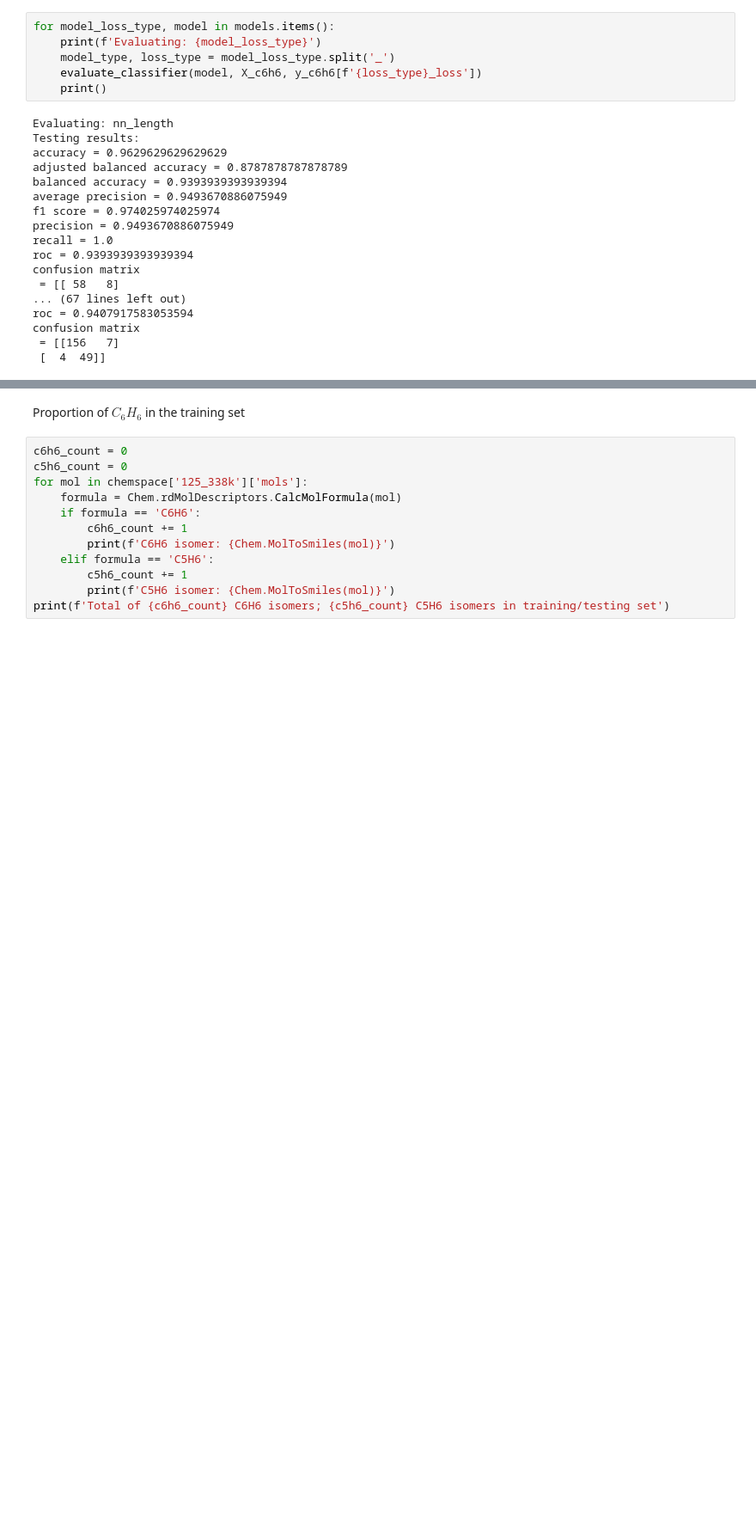
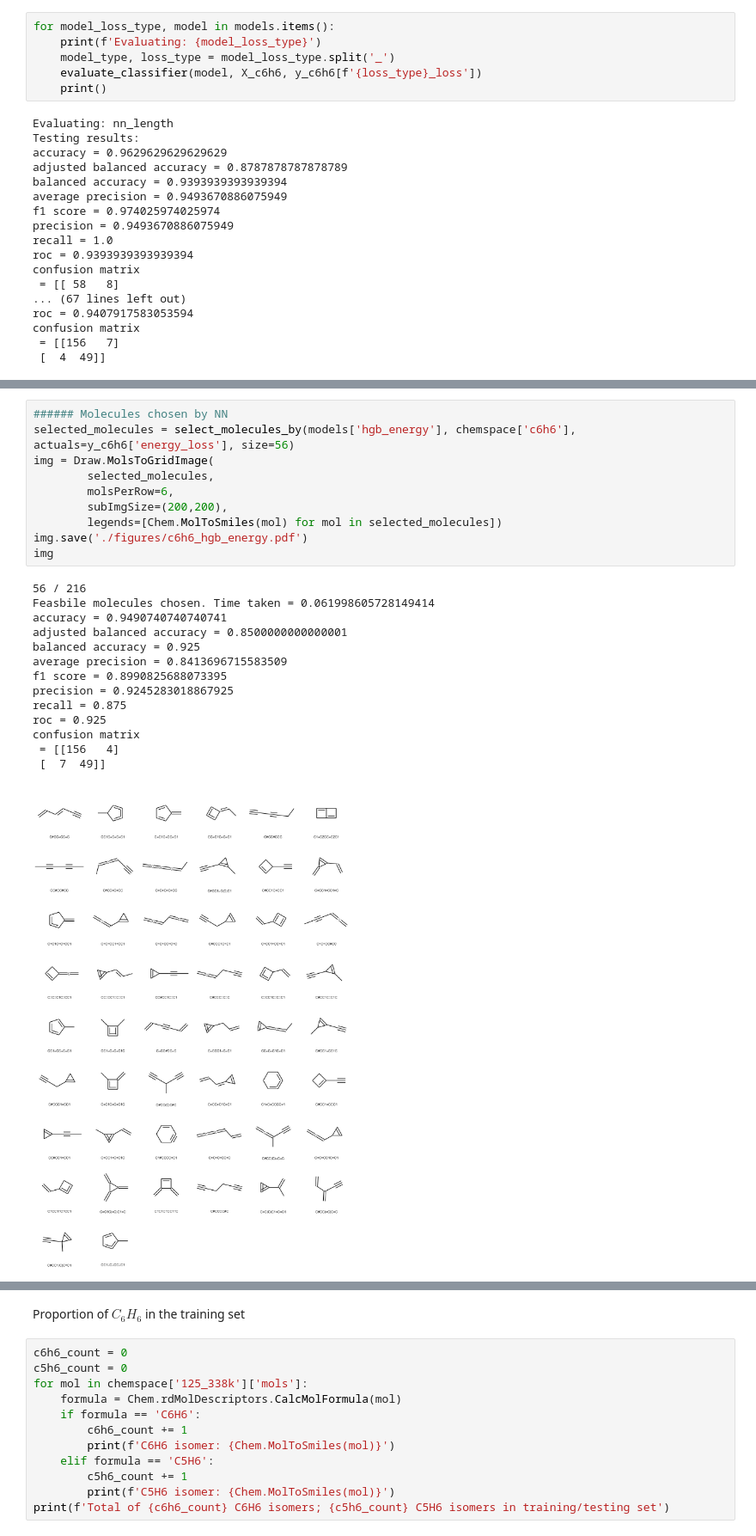
Before and after one commit to pingshiyu/automated-screening, a Jupyter notebook: molecule-plots.ipynb, the cells around one changed output, grey strips where cells are left out. Shown at 86% size. Cells and saved outputs as stored; diff of their text form; blank space fills up the shorter version.

```diff
--- a/molecule-plots.ipynb
+++ b/molecule-plots.ipynb
@@ -346,0 +291,25 @@ confusion matrix
+# %%
+###### Molecules chosen by NN
+selected_molecules = select_molecules_by(models['hgb_energy'], chemspace['c6h6'], actuals=y_c6h6['energy_loss'], size=56)
+img = Draw.MolsToGridImage(
+        selected_molecules,
+        molsPerRow=6,
+        subImgSize=(200,200),
+        legends=[Chem.MolToSmiles(mol) for mol in selected_molecules])
+img.save('./figures/c6h6_hgb_energy.pdf')
+img
+# %% [output]
+56 / 216
+Feasbile molecules chosen. Time taken = 0.061998605728149414
+accuracy = 0.9490740740740741
+adjusted balanced accuracy = 0.8500000000000001
+balanced accuracy = 0.925
+average precision = 0.8413696715583509
+f1 score = 0.8990825688073395
+precision = 0.9245283018867925
+recall = 0.875
+roc = 0.925
+confusion matrix
+ = [[156   4]
+ [  7  49]]
+[figure, added]
```
Also changed, not shown: parts of 9 cells of this notebook, 6 other files.
